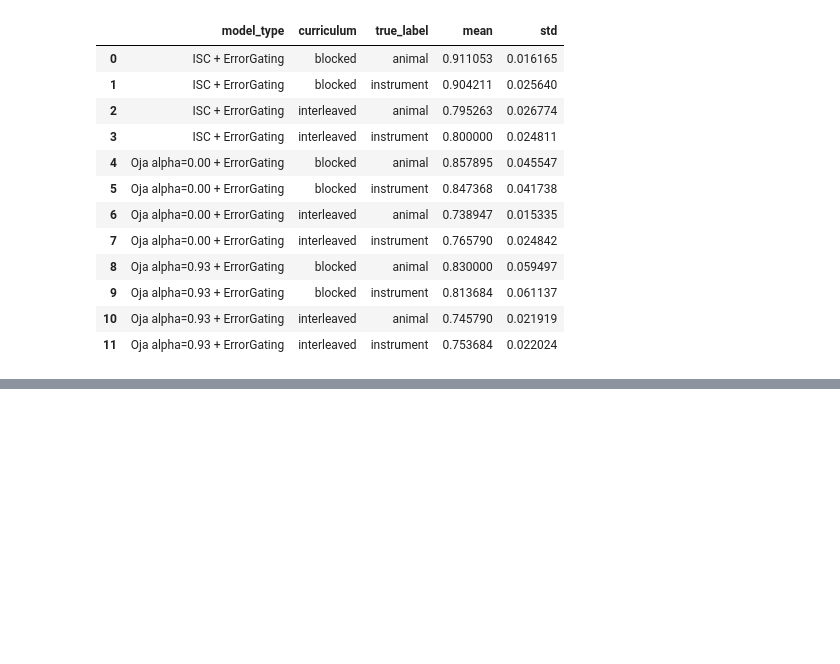
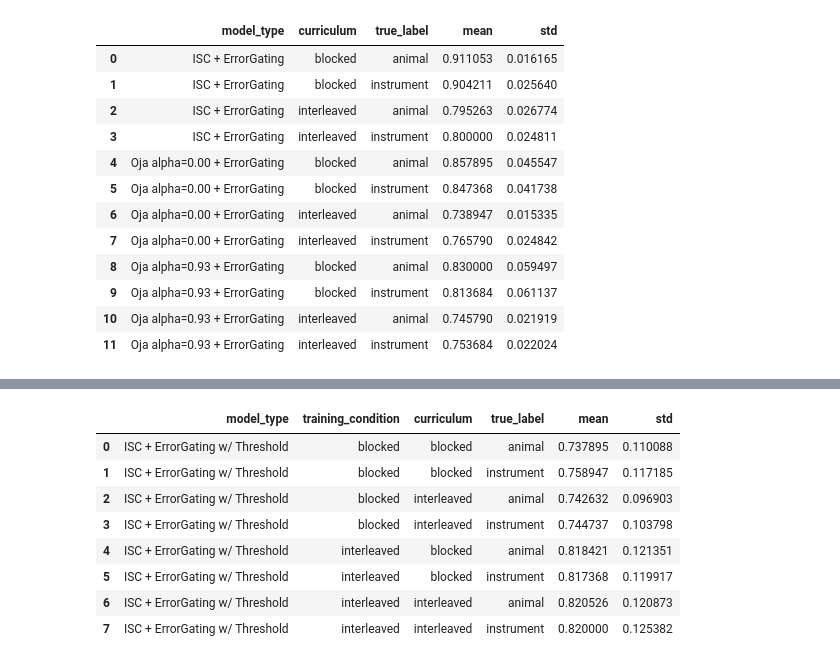
Before and after one commit to CalculatorAddict/ISC-ablations, a Jupyter notebook: error_gating.ipynb, the cells around one changed output, grey strips where cells are left out. Drawn from its saved outputs; the diff is of its cells as text; code cells hidden in the pictures; blank space fills up the shorter version.

Commit message:
add thresholded error gating experiment

```diff
--- a/error_gating.ipynb
+++ b/error_gating.ipynb
@@ -601,0 +716,78 @@ Oja alpha=0.93 + ErrorGating interleaved instrument 0.7537 0.0220
+# %%
+from pathlib import Path
+import utils
+from experimental_setups.isc_model.threshold_model import ThresholdEGISCModel
+from experimental_setups.hebbian_model.experiment import prepare_experiment_data
+
+num_models = 10
+device = torch.device(utils.set_torch_device())
+model_dir = Path('models')
+
+# prepare_experiment_data returns the two task contexts in blocked order.
+blocked_x, blocked_y = prepare_experiment_data()
+block_size = len(blocked_y) // 2
+interleaved_idx = torch.stack([
+    torch.arange(block_size),
+    torch.arange(block_size, 2 * block_size),
+]).T.flatten()
+interleaved_x = [part[interleaved_idx] for part in blocked_x]
+interleaved_y = blocked_y[interleaved_idx]
+
+curricula = {
+    'blocked': ([part.to(device) for part in blocked_x], blocked_y.to(device)),
+    'interleaved': ([part.to(device) for part in interleaved_x], interleaved_y.to(device)),
+}
+
+checkpoint_paths = {
+    (training_condition, model_idx): model_dir / f'threshold_v2_bs1_{tag}-{model_idx}.torch'
+    for training_condition, tag in [('blocked', 'blockd'), ('interleaved', 'interl')]
+    for model_idx in range(num_models)
+}
+missing = [path for path in checkpoint_paths.values() if not path.exists()]
+if missing:
+    raise FileNotFoundError(f'Missing threshold checkpoints: {missing}')
+
+inference_results = []
+for (training_condition, model_idx), checkpoint_path in checkpoint_paths.items():
+    state_dict = torch.load(checkpoint_path, map_location=device, weights_only=True)
+    for curriculum, (test_x, test_y) in curricula.items():
+        # A fresh model gives both curricula the same initial gating context.
+        error_gated = ThresholdEGISCModel(
+            device=device,
+            num_tasks=5,
+            num_context_dependent_hidden_units=128,
+        )
+        incompatible = error_gated.load_state_dict(state_dict, strict=False)
+        assert incompatible.missing_keys == []
+        assert incompatible.unexpected_keys == []
+
+        trial_preds = []
+        with torch.inference_mode():
+            for trial in range(len(test_y)):
+                trial_x = [part[trial:trial + 1] for part in test_x]
+                trial_preds.append(error_gated(trial_x))
+        trial_preds = torch.cat(trial_preds)
+        correct = ((trial_preds[:, 2541] > trial_preds[:, 2542]) == test_y[:, 2541].bool())
+        animal_mask = test_x[1][:, 0].bool()
+
+        for true_label, label_mask in [('animal', animal_mask), ('instrument', ~animal_mask)]:
+            inference_results.append({
+                'model_type': 'ISC + ErrorGating w/ Threshold',
+                'training_condition': training_condition,
+                'curriculum': curriculum,
+                'true_label': true_label,
+                'model': model_idx,
+                'acc': correct[label_mask].float().mean().item(),
+            })
+
+inference_results = pd.DataFrame(inference_results)
+inference_summary = (
+    inference_results.groupby(['model_type', 'training_condition', 'curriculum', 'true_label'])['acc']
+    .agg(['mean', 'std'])
+    .reset_index()
+)
+
+print('Threshold ErrorGating accuracy by training condition, evaluation curriculum, and true category')
+print(inference_summary.to_string(index=False, float_format=lambda value: f'{value:.4f}'))
+inference_summary
+# %% [output]
@@ -601,0 +804,9 @@ Oja alpha=0.93 + ErrorGating interleaved instrument 0.7537 0.0220
+|  | model_type | training_condition | curriculum | true_label | mean | std |
+| 0 | ISC + ErrorGating w/ Threshold | blocked | blocked | animal | 0.737895 | 0.110088 |
+| 1 | ISC + ErrorGating w/ Threshold | blocked | blocked | instrument | 0.758947 | 0.117185 |
+| 2 | ISC + ErrorGating w/ Threshold | blocked | interleaved | animal | 0.742632 | 0.096903 |
+| 3 | ISC + ErrorGating w/ Threshold | blocked | interleaved | instrument | 0.744737 | 0.103798 |
+| 4 | ISC + ErrorGating w/ Threshold | interleaved | blocked | animal | 0.818421 | 0.121351 |
+| 5 | ISC + ErrorGating w/ Threshold | interleaved | blocked | instrument | 0.817368 | 0.119917 |
+| 6 | ISC + ErrorGating w/ Threshold | interleaved | interleaved | animal | 0.820526 | 0.120873 |
+| 7 | ISC + ErrorGating w/ Threshold | interleaved | interleaved | instrument | 0.820000 | 0.125382 |
```
Also changed, not shown: parts of 8 cells of this notebook, 44 other files.
